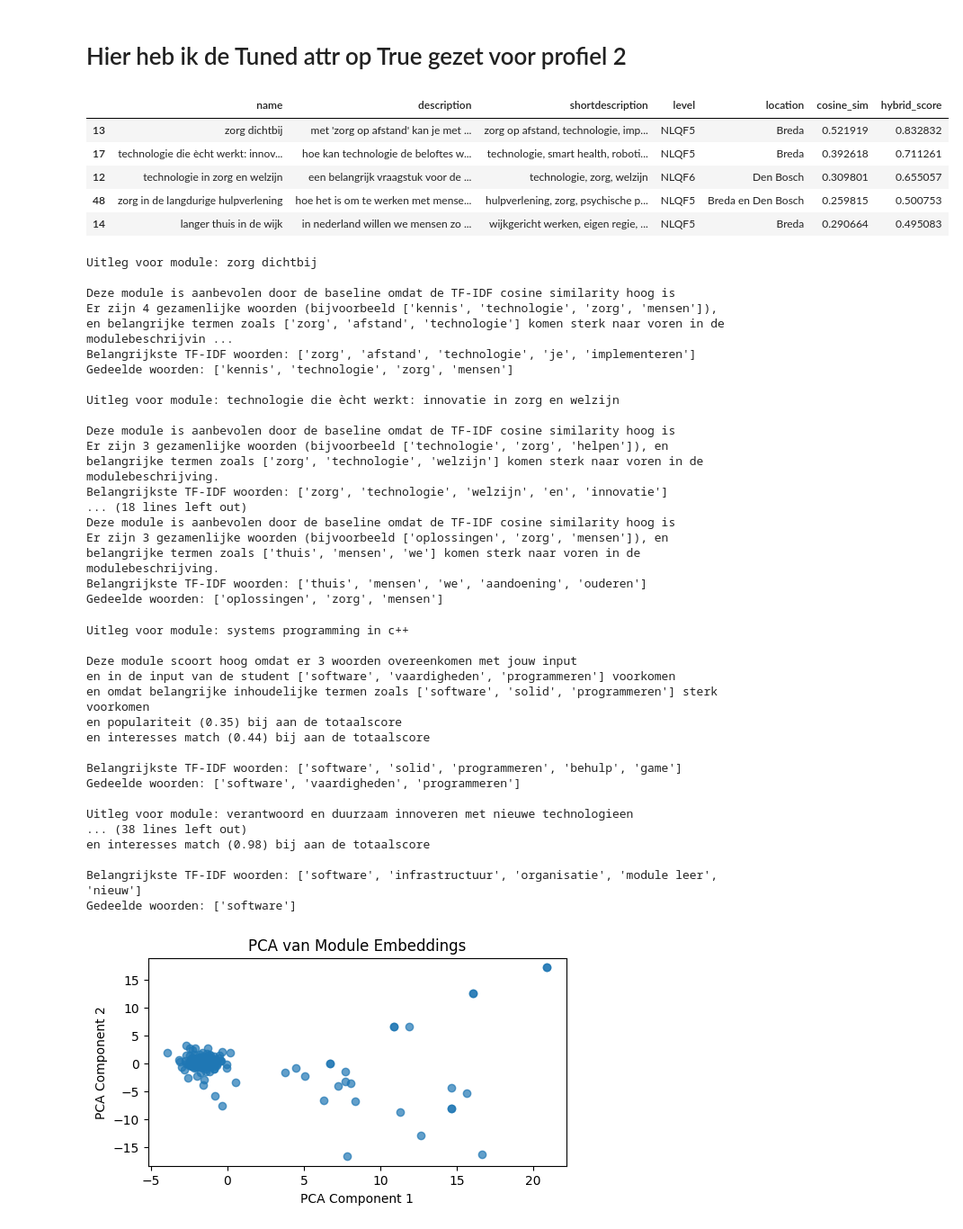
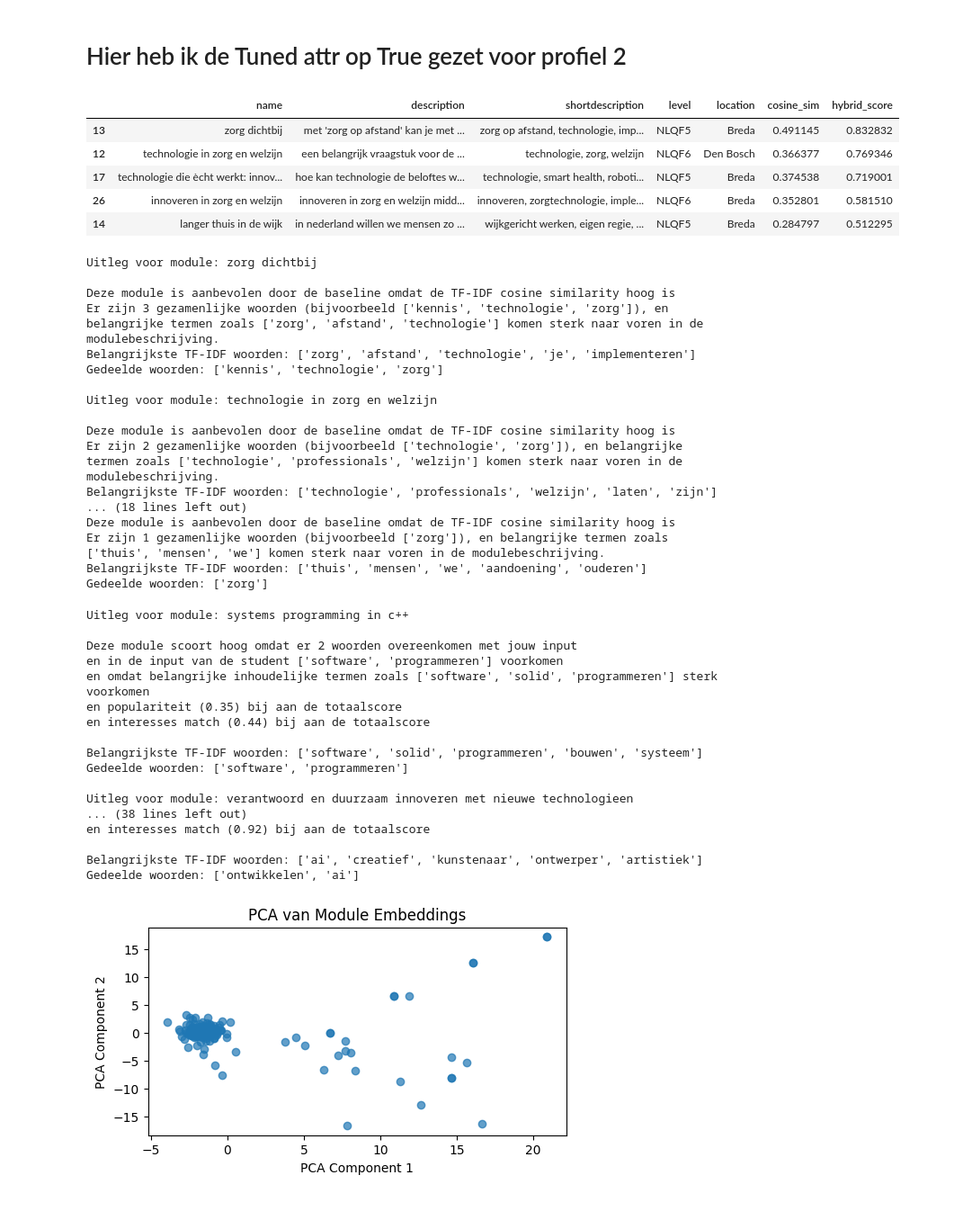
Before and after one commit to EnesT51/LU2-AI-Prototype, a Jupyter notebook: AI-PoC/AI_PoC.ipynb, the cells around one changed output. Shown at 90% size. Cells and saved outputs as stored; diff of their text form; code cells hidden in the pictures.

```diff
--- a/AI-PoC/AI_PoC.ipynb
+++ b/AI-PoC/AI_PoC.ipynb
@@ -263,7 +264,7 @@ class HybridRecommender:
         self.interests_match_score_weight = interests_match_score
         self.stop_words = set(stopwords.words('dutch'))
         self.vectorizer = None
-        self.lemmatizer = WordNetLemmatizer()
+        self.lemmatizer = spacy.load("nl_core_news_sm")
         self.scaler = StandardScaler()
         self.profile = profile
         self.ifidf_features = ifidf_features
@@ -286,13 +287,14 @@ class HybridRecommender:
 
     def preprocess_text(self, text: str):
         text_lower = text.lower()
+        text = self.lemmatizer(text_lower)
         text_no_numbers = re.sub(r'\d+', '', text_lower)
         text_no_punct = re.sub(r'[^\w\s]', '', text_no_numbers)
         tokens = []
         for sentence in sent_tokenize(text_no_punct):
             words = word_tokenize(sentence)
             filtered = [w for w in words if w not in self.stop_words]
-            filtered = [self.lemmatizer.lemmatize(w) for w in filtered]
+            filtered = [token.lemma_ for token in text if not token.is_stop and token.is_alpha]
             tokens.extend(filtered)
         return ' '.join(tokens)
 
@@ -541,7 +543,7 @@ student_input = "ik wil programmeren, ai en data-analyse verkennen"
 goals = "Ik wil mijn vaardigheden verbeteren en nieuwe technologieën leren en software ontwikkelen."
 student_profile = Profile(interests=student_input, goals=goals)
 recommender = HybridRecommender(student_profile, tuned=False, cosine_sim=0.75, popularity_score=0.05, interests_match_score=0.20)
-recommender.fit('VKM_dataset_cleaned.csv')
+recommender.fit(data_set_copy)
 top_rec = recommender.recommend(top_k=5)
 top_rec[['name', 'description', 'shortdescription', 'level', 'location', 'cosine_sim']].head()
 # %% [output]
@@ -557,7 +559,7 @@ top_rec[['name', 'description', 'shortdescription', 'level', 'location', 'cosine
 student_input = "ik wil programmeren en ai verkennen"
 goals = "Ik wil mijn vaardigheden verbeteren en nieuwe technologieën leren en software ontwikkelen."
 recommender = HybridRecommender(student_profile,ifidf_features=500, ifidf_range=(1,2), tuned=True, cosine_sim=0.75, popularity_score=0.05, interests_match_score=0.20)
-recommender.fit('VKM_dataset_cleaned.csv')
+recommender.fit(data_set_copy)
 top_rec = recommender.recommend(top_k=5)
 top_rec[['name', 'description', 'shortdescription', 'level', 'location', 'cosine_sim', 'hybrid_score', 'tfidf_score_norm']].head()
 # %% [output]
@@ -574,7 +576,7 @@ student2_input = "Ik wil in de zorg werken en mensen helpen met technologie"
 student2_goals = "Ik wil mijn kennis van gezondheidszorg en technologie combineren om innovatieve oplossingen te ontwikkelen."
 student2_profile = Profile(interests=student2_input, goals=student2_goals)
 recommender2 = HybridRecommender(student2_profile, tuned=False, cosine_sim=0.75, popularity_score=0.05, interests_match_score=0.20)
-recommender2.fit('VKM_dataset_cleaned.csv')
+recommender2.fit(data_set_copy)
 top_rec2 = recommender2.recommend(top_k=5)
 top_rec2[['name', 'description', 'shortdescription', 'level', 'location', 'cosine_sim']].head()
 # %% [output]
@@ -589,58 +591,58 @@ top_rec2[['name', 'description', 'shortdescription', 'level', 'location', 'cosin
 # %%
 student2_input = "Ik wil in de zorg werken en mensen helpen met technologie"
 student2_goals = "Ik wil mijn kennis van gezondheidszorg en technologie combineren om innovatieve oplossingen te ontwikkelen."
 student2_profile = Profile(interests=student2_input, goals=student2_goals)
 recommender = HybridRecommender(student2_profile, ifidf_features=500, ifidf_range=(1,2), tuned=True, cosine_sim=0.75, popularity_score=0.05, interests_match_score=0.20)
-recommender.fit('VKM_dataset_cleaned.csv')
+recommender.fit(data_set_copy)
 top_rec2 = recommender.recommend(top_k=5)
 top_rec2[['name', 'description', 'shortdescription', 'level', 'location', 'cosine_sim', 'hybrid_score']].head()
 # %% [output]
 |  | name | description | shortdescription | level | location | cosine_sim | hybrid_score |
-| 13 | zorg dichtbij | met 'zorg op afstand' kan je met ... | zorg op afstand, technologie, imp... | NLQF5 | Breda | 0.521919 | 0.832832 |
-| 17 | technologie die ècht werkt: innov... | hoe kan technologie de beloftes w... | technologie, smart health, roboti... | NLQF5 | Breda | 0.392618 | 0.711261 |
-| 12 | technologie in zorg en welzijn | een belangrijk vraagstuk voor de ... | technologie, zorg, welzijn | NLQF6 | Den Bosch | 0.309801 | 0.655057 |
-| 48 | zorg in de langdurige hulpverlening | hoe het is om te werken met mense... | hulpverlening, zorg, psychische p... | NLQF5 | Breda en Den Bosch | 0.259815 | 0.500753 |
-| 14 | langer thuis in de wijk | in nederland willen we mensen zo ... | wijkgericht werken, eigen regie, ... | NLQF5 | Breda | 0.290664 | 0.495083 |
+| 13 | zorg dichtbij | met 'zorg op afstand' kan je met ... | zorg op afstand, technologie, imp... | NLQF5 | Breda | 0.491145 | 0.832832 |
+| 12 | technologie in zorg en welzijn | een belangrijk vraagstuk voor de ... | technologie, zorg, welzijn | NLQF6 | Den Bosch | 0.366377 | 0.769346 |
+| 17 | technologie die ècht werkt: innov... | hoe kan technologie de beloftes w... | technologie, smart health, roboti... | NLQF5 | Breda | 0.374538 | 0.719001 |
+| 26 | innoveren in zorg en welzijn | innoveren in zorg en welzijn midd... | innoveren, zorgtechnologie, imple... | NLQF6 | Breda | 0.352801 | 0.581510 |
+| 14 | langer thuis in de wijk | in nederland willen we mensen zo ... | wijkgericht werken, eigen regie, ... | NLQF5 | Breda | 0.284797 | 0.512295 |
 # %%
 print_recommendations_with_explanations(recommender2, student2_profile, top_rec2)
 # %% [output]
 Uitleg voor module: zorg dichtbij
 
 Deze module is aanbevolen door de baseline omdat de TF-IDF cosine similarity hoog is
-Er zijn 4 gezamenlijke woorden (bijvoorbeeld ['kennis', 'technologie', 'zorg', 'mensen']), en belangrijke termen zoals ['zorg', 'afstand', 'technologie'] komen sterk naar voren in de modulebeschrijvin ...
+Er zijn 3 gezamenlijke woorden (bijvoorbeeld ['kennis', 'technologie', 'zorg']), en belangrijke termen zoals ['zorg', 'afstand', 'technologie'] komen sterk naar voren in de modulebeschrijving.
 Belangrijkste TF-IDF woorden: ['zorg', 'afstand', 'technologie', 'je', 'implementeren']
-Gedeelde woorden: ['kennis', 'technologie', 'zorg', 'mensen']
+Gedeelde woorden: ['kennis', 'technologie', 'zorg']
 
-Uitleg voor module: technologie die ècht werkt: innovatie in zorg en welzijn
+Uitleg voor module: technologie in zorg en welzijn
 
 Deze module is aanbevolen door de baseline omdat de TF-IDF cosine similarity hoog is
-Er zijn 3 gezamenlijke woorden (bijvoorbeeld ['technologie', 'zorg', 'helpen']), en belangrijke termen zoals ['zorg', 'technologie', 'welzijn'] komen sterk naar voren in de modulebeschrijving.
-Belangrijkste TF-IDF woorden: ['zorg', 'technologie', 'welzijn', 'en', 'innovatie']
+Er zijn 2 gezamenlijke woorden (bijvoorbeeld ['technologie', 'zorg']), en belangrijke termen zoals ['technologie', 'professionals', 'welzijn'] komen sterk naar voren in de modulebeschrijving.
+Belangrijkste TF-IDF woorden: ['technologie', 'professionals', 'welzijn', 'laten', 'zijn']
 ... (18 lines left out)
 Deze module is aanbevolen door de baseline omdat de TF-IDF cosine similarity hoog is
-Er zijn 3 gezamenlijke woorden (bijvoorbeeld ['oplossingen', 'zorg', 'mensen']), en belangrijke termen zoals ['thuis', 'mensen', 'we'] komen sterk naar voren in de modulebeschrijving.
+Er zijn 1 gezamenlijke woorden (bijvoorbeeld ['zorg']), en belangrijke termen zoals ['thuis', 'mensen', 'we'] komen sterk naar voren in de modulebeschrijving.
 Belangrijkste TF-IDF woorden: ['thuis', 'mensen', 'we', 'aandoening', 'ouderen']
-Gedeelde woorden: ['oplossingen', 'zorg', 'mensen']
+Gedeelde woorden: ['zorg']
 # %%
 print_recommendations_with_explanations(recommender, student_profile, top_rec)
 # %% [output]
 Uitleg voor module: systems programming in c++
 
-Deze module scoort hoog omdat er 3 woorden overeenkomen met jouw input
-en in de input van de student ['software', 'vaardigheden', 'programmeren'] voorkomen
+Deze module scoort hoog omdat er 2 woorden overeenkomen met jouw input
+en in de input van de student ['software', 'programmeren'] voorkomen
 en omdat belangrijke inhoudelijke termen zoals ['software', 'solid', 'programmeren'] sterk voorkomen
 en populariteit (0.35) bij aan de totaalscore
 en interesses match (0.44) bij aan de totaalscore
 
-Belangrijkste TF-IDF woorden: ['software', 'solid', 'programmeren', 'behulp', 'game']
-Gedeelde woorden: ['software', 'vaardigheden', 'programmeren']
+Belangrijkste TF-IDF woorden: ['software', 'solid', 'programmeren', 'bouwen', 'systeem']
+Gedeelde woorden: ['software', 'programmeren']
 
 Uitleg voor module: verantwoord en duurzaam innoveren met nieuwe technologieen
 ... (38 lines left out)
-en interesses match (0.98) bij aan de totaalscore
+en interesses match (0.92) bij aan de totaalscore
 
-Belangrijkste TF-IDF woorden: ['software', 'infrastructuur', 'organisatie', 'module leer', 'nieuw']
-Gedeelde woorden: ['software']
+Belangrijkste TF-IDF woorden: ['ai', 'creatief', 'kunstenaar', 'ontwerper', 'artistiek']
+Gedeelde woorden: ['ontwikkelen', 'ai']
 # %%
 recommender.show_plot(plot_type='PCA', title='PCA van Module Embeddings', xlabel='PCA Component 1', ylabel='PCA Component 2')
 # %% [output]
```
Also changed, not shown: parts of 2 cells of this notebook, 1 other file.
